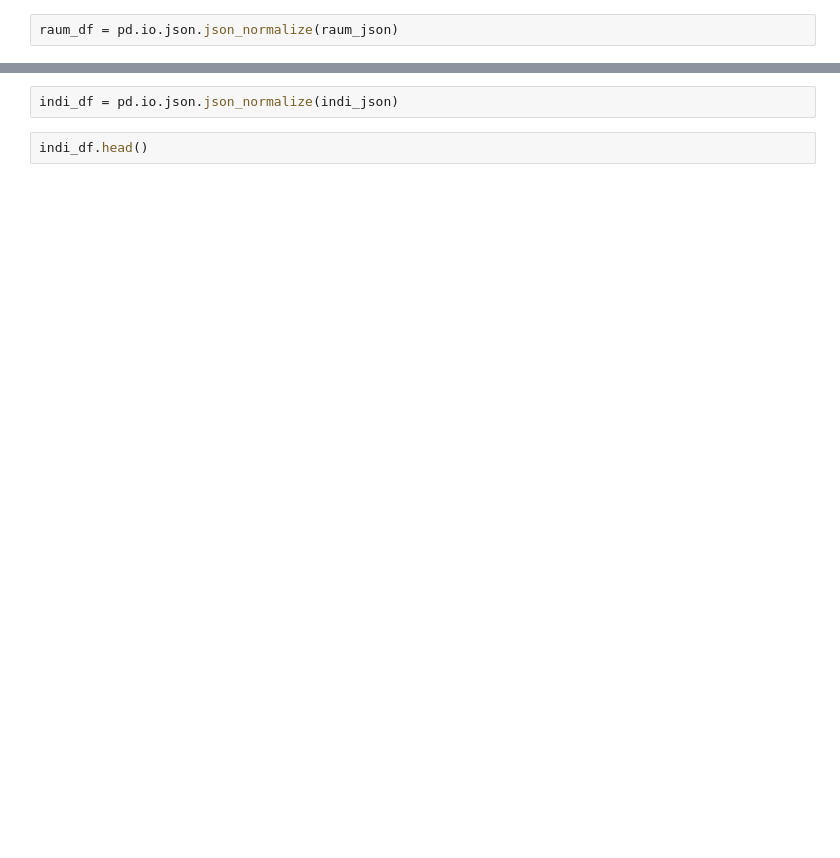
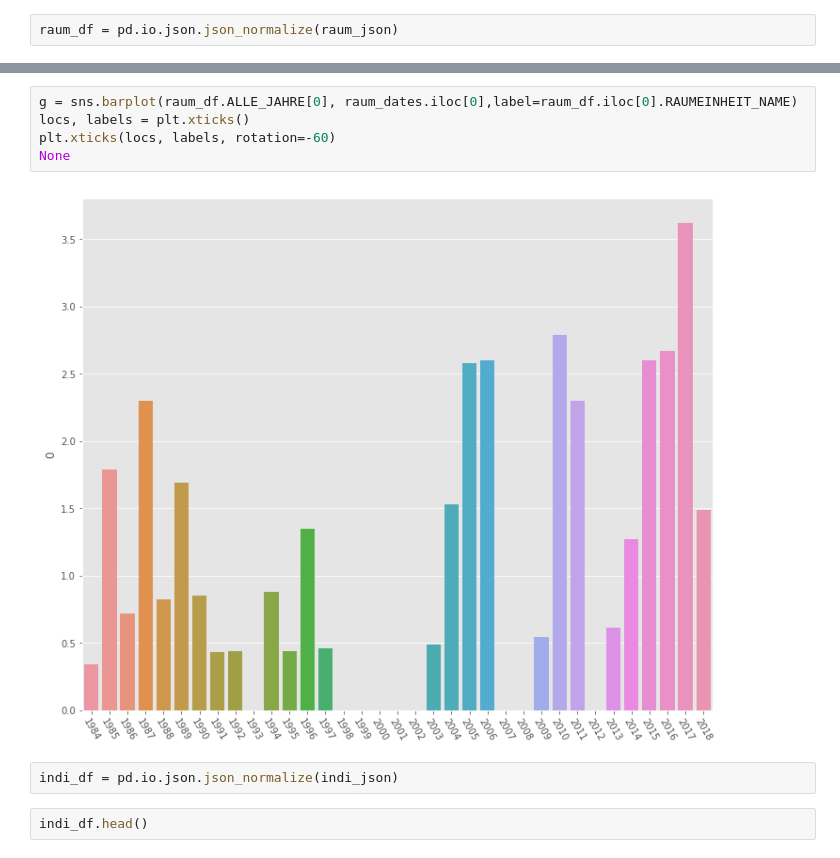
Before and after one commit to jartsavor/wikidata_canton_zurich, a Jupyter notebook: challenge_notebook_jeremy.ipynb, the cells around one changed output, grey strips where cells are left out. Cells and saved outputs as stored; diff of their text form; blank space fills up the shorter version.

```diff
--- a/challenge_notebook_jeremy.ipynb
+++ b/challenge_notebook_jeremy.ipynb
@@ -48,3 +40,10 @@ raum_df.head()
+# %%
+g = sns.barplot(raum_df.ALLE_JAHRE[0], raum_dates.iloc[0],label=raum_df.iloc[0].RAUMEINHEIT_NAME)
+locs, labels = plt.xticks()
+plt.xticks(locs, labels, rotation=-60)
+None
+# %% [output]
+[figure, added]
 # %%
 indi_df = pd.io.json.json_normalize(indi_json)
 # %%
```
Also changed, not shown: parts of 8 cells of this notebook.
